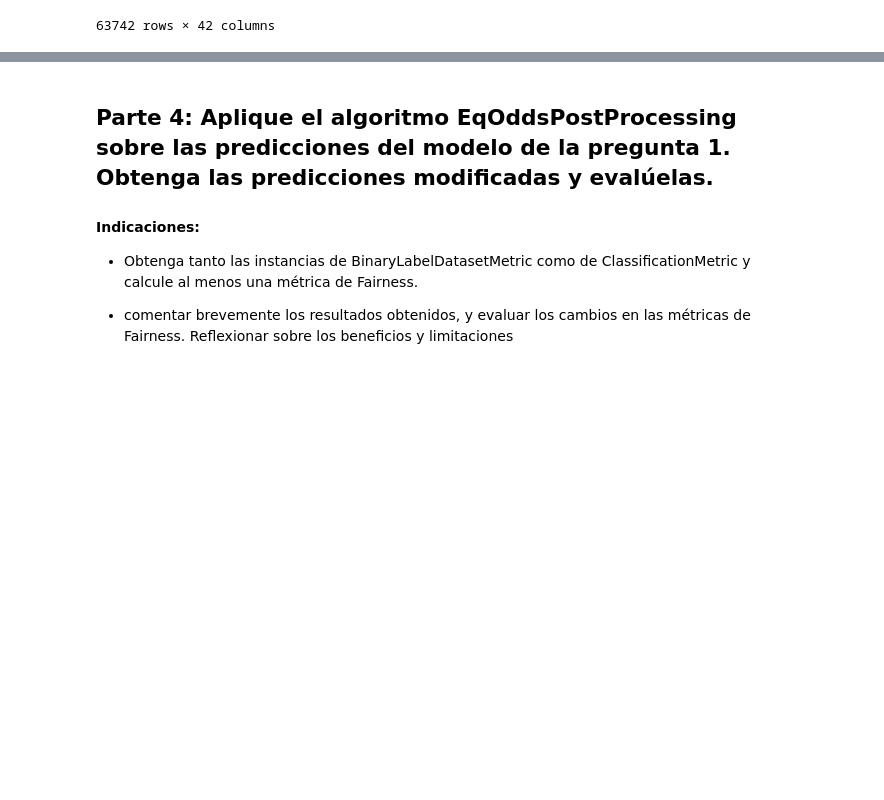
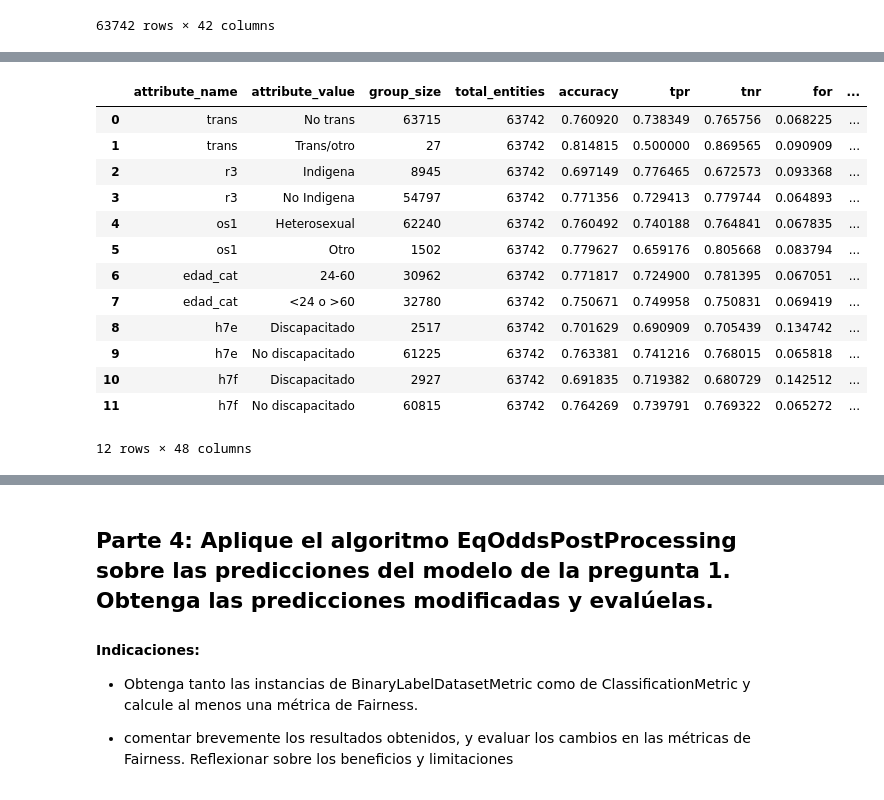
Before and after one commit to wbguc/taller-2, a Jupyter notebook: Taller_sumativo_2.ipynb, the cells around one changed output, grey strips where cells are left out. Cells and saved outputs as stored; diff of their text form; code cells hidden in the pictures; blank space fills up the shorter version.

Commit message:
parte 3

```diff
--- a/Taller_sumativo_2.ipynb
+++ b/Taller_sumativo_2.ipynb
@@ -359,0 +361,22 @@ absolute_xtab
+# %%
+# Me guie  y saque codigo a traves de https://github.com/dssg/aequitas/blob/master/docs/source/examples/compas_demo.ipynb y la documentacion de aequitas para hacer lo restante de la parte 3
+bias = Bias()
+
+bdf = bias.get_disparity_predefined_groups(absolute_xtab, original_df=df_aequitas, ref_groups_dict={'trans': 'No trans', 'r3': 'No Indigena', 'os1': 'Heterosexual', 'edad_cat': '24-60', 'h7e': 'No discapacitado', 'h7f': 'No discapacitado'}, check_significance=True, mask_significance=True)
+
+bdf
+# %% [output]
+|  | attribute_name | attribute_value | group_size | total_entities | accuracy | tpr | tnr | for | ... |
+| 0 | trans | No trans | 63715 | 63742 | 0.760920 | 0.738349 | 0.765756 | 0.068225 | ... |
+| 1 | trans | Trans/otro | 27 | 63742 | 0.814815 | 0.500000 | 0.869565 | 0.090909 | ... |
+| 2 | r3 | Indigena | 8945 | 63742 | 0.697149 | 0.776465 | 0.672573 | 0.093368 | ... |
+| 3 | r3 | No Indigena | 54797 | 63742 | 0.771356 | 0.729413 | 0.779744 | 0.064893 | ... |
+| 4 | os1 | Heterosexual | 62240 | 63742 | 0.760492 | 0.740188 | 0.764841 | 0.067835 | ... |
+| 5 | os1 | Otro | 1502 | 63742 | 0.779627 | 0.659176 | 0.805668 | 0.083794 | ... |
+| 6 | edad_cat | 24-60 | 30962 | 63742 | 0.771817 | 0.724900 | 0.781395 | 0.067051 | ... |
+| 7 | edad_cat | <24 o >60 | 32780 | 63742 | 0.750671 | 0.749958 | 0.750831 | 0.069419 | ... |
+| 8 | h7e | Discapacitado | 2517 | 63742 | 0.701629 | 0.690909 | 0.705439 | 0.134742 | ... |
+| 9 | h7e | No discapacitado | 61225 | 63742 | 0.763381 | 0.741216 | 0.768015 | 0.065818 | ... |
+| 10 | h7f | Discapacitado | 2927 | 63742 | 0.691835 | 0.719382 | 0.680729 | 0.142512 | ... |
+| 11 | h7f | No discapacitado | 60815 | 63742 | 0.764269 | 0.739791 | 0.769322 | 0.065272 | ... |
+12 rows × 48 columns
```
Also changed, not shown: parts of 6 cells of this notebook.
